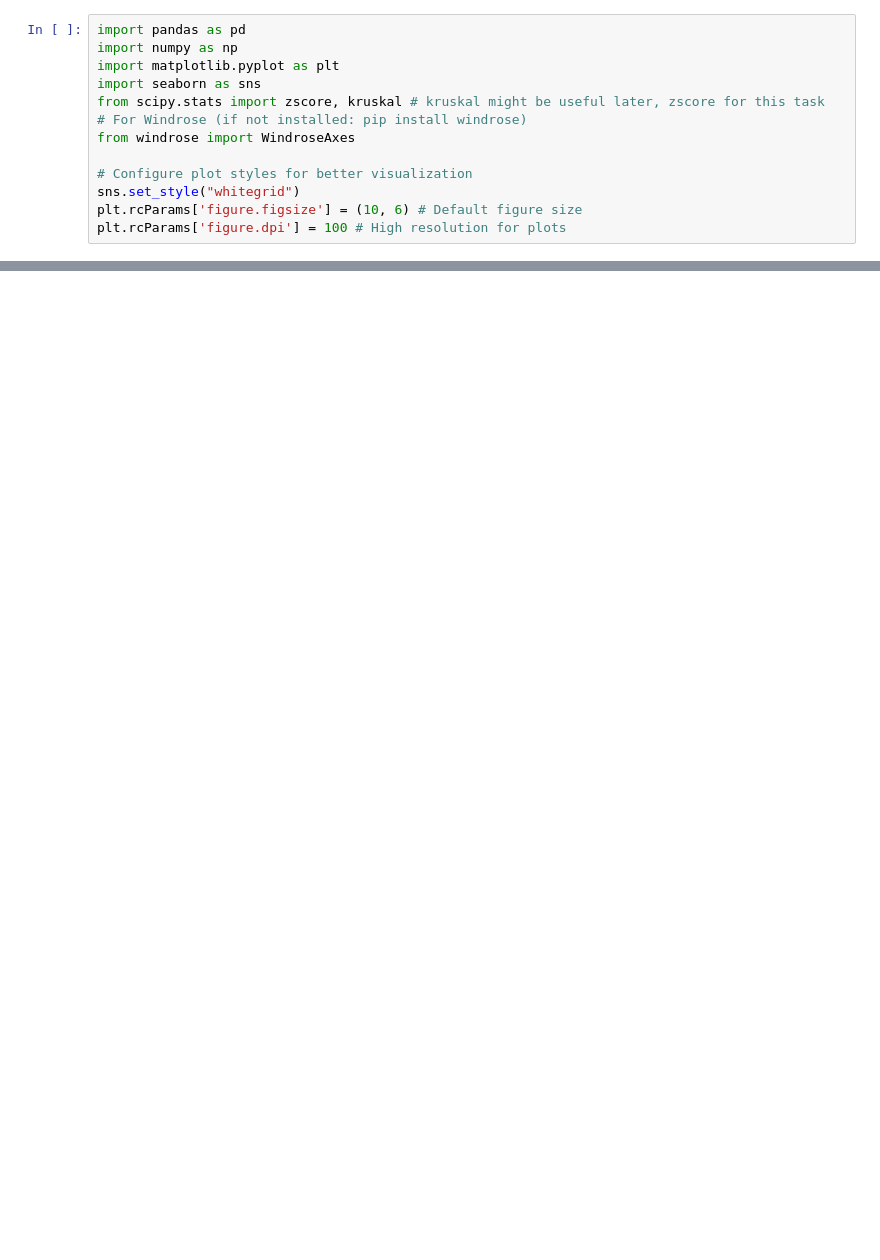
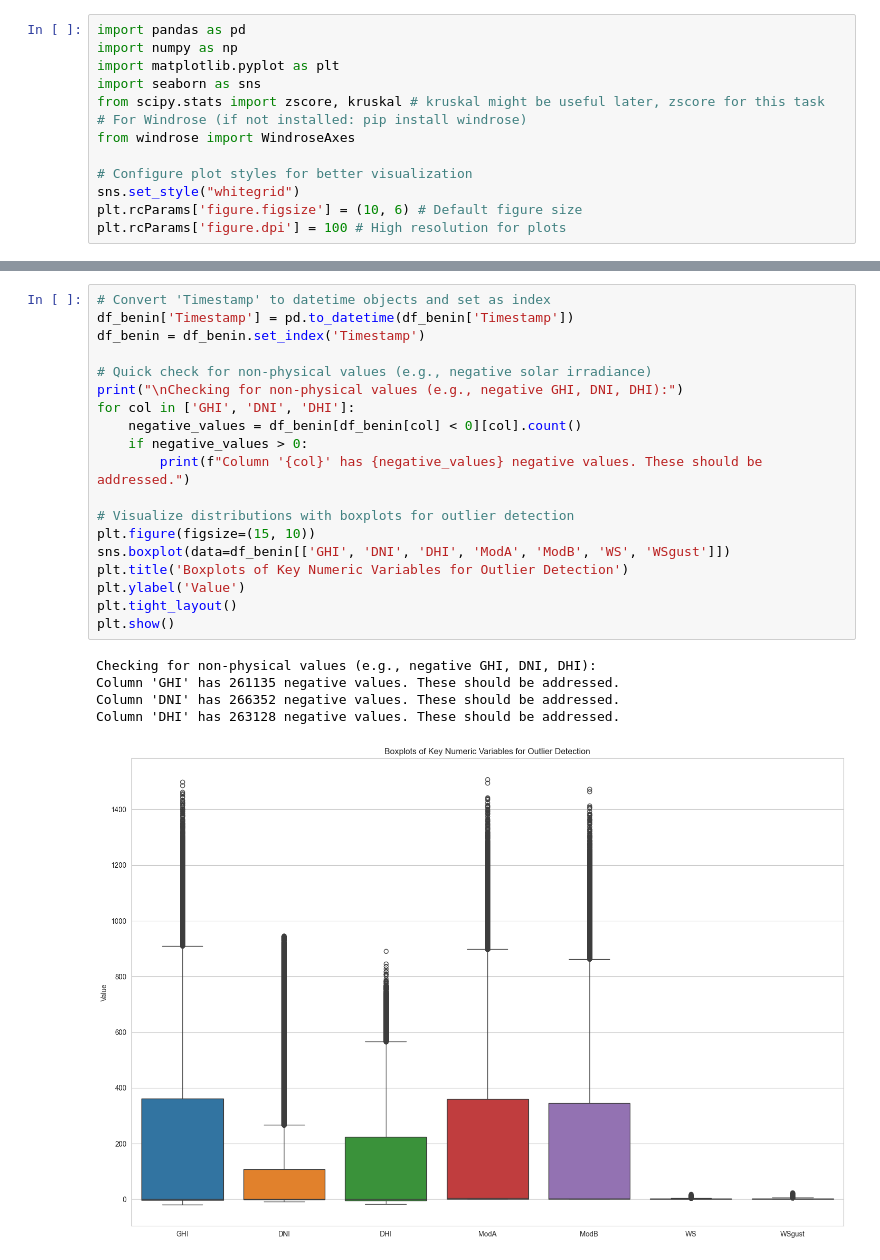
Before and after one commit to adem-mekonnen/Ai10academy, a Jupyter notebook: notebooks/sierra_leone_eda.ipynb, the cells around one changed output, grey strips where cells are left out. Drawn from its saved outputs; the diff is of its cells as text; blank space fills up the shorter version.

```diff
--- a/notebooks/sierra_leone_eda.ipynb
+++ b/notebooks/sierra_leone_eda.ipynb
@@ -24,0 +89,25 @@ FileNotFoundError: [Errno 2] No such file or directory: '../data/sierra_leone.cs
+# %%
+# Convert 'Timestamp' to datetime objects and set as index
+df_benin['Timestamp'] = pd.to_datetime(df_benin['Timestamp'])
+df_benin = df_benin.set_index('Timestamp')
+
+# Quick check for non-physical values (e.g., negative solar irradiance)
+print("\nChecking for non-physical values (e.g., negative GHI, DNI, DHI):")
+for col in ['GHI', 'DNI', 'DHI']:
+    negative_values = df_benin[df_benin[col] < 0][col].count()
+    if negative_values > 0:
+        print(f"Column '{col}' has {negative_values} negative values. These should be addressed.")
+
+# Visualize distributions with boxplots for outlier detection
+plt.figure(figsize=(15, 10))
+sns.boxplot(data=df_benin[['GHI', 'DNI', 'DHI', 'ModA', 'ModB', 'WS', 'WSgust']])
+plt.title('Boxplots of Key Numeric Variables for Outlier Detection')
+plt.ylabel('Value')
+plt.tight_layout()
+plt.show()
+# %% [output]
+Checking for non-physical values (e.g., negative GHI, DNI, DHI):
+Column 'GHI' has 261135 negative values. These should be addressed.
+Column 'DNI' has 266352 negative values. These should be addressed.
+Column 'DHI' has 263128 negative values. These should be addressed.
+[figure, added]
```
Also changed, not shown: parts of 14 cells of this notebook, 10 other files.
